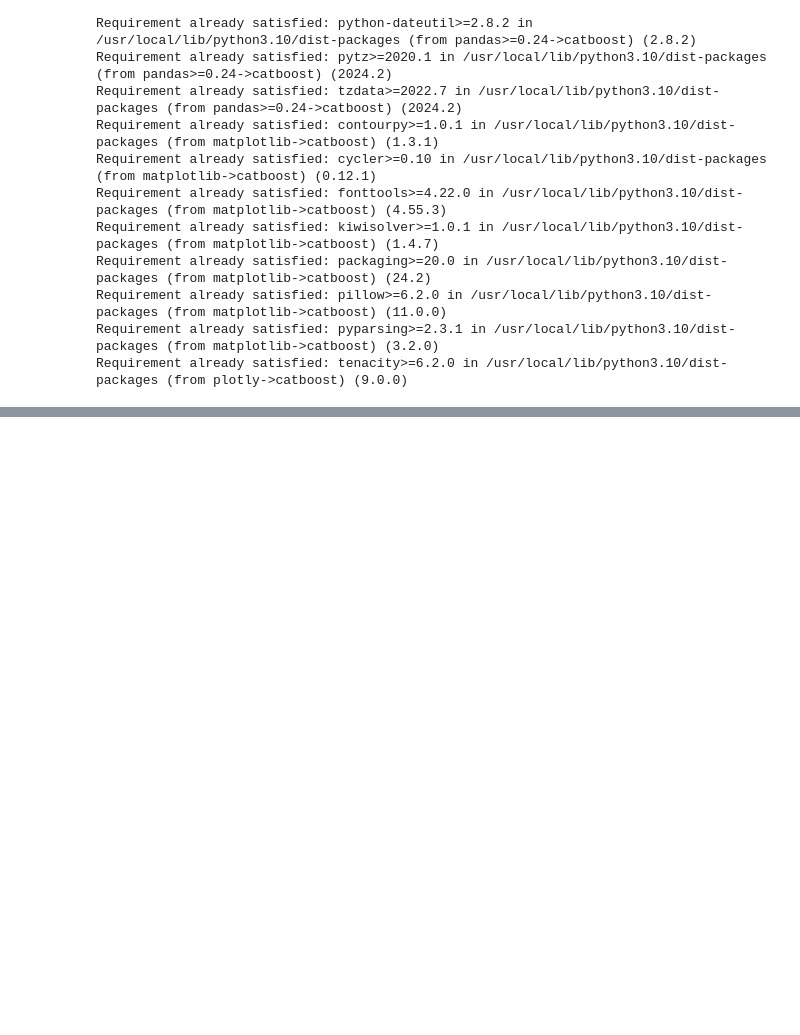
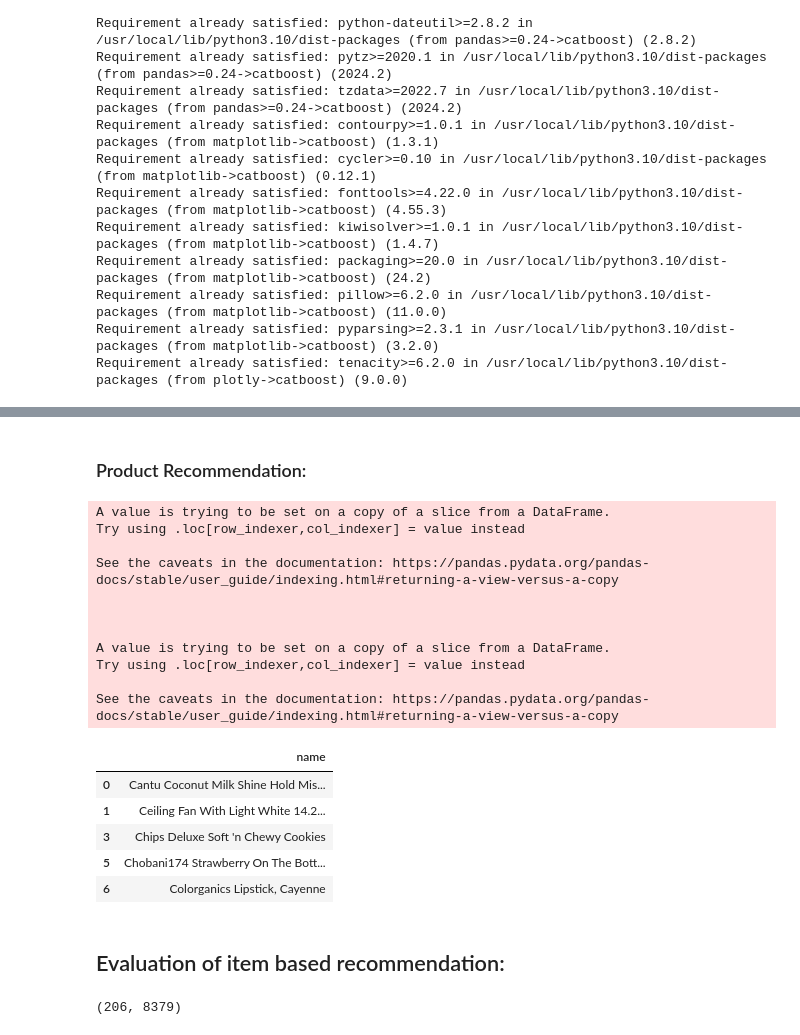
Before and after one commit to imsaptarshi91/Sentiment_Based_Product_Recommendation, a Jupyter notebook: Sentiment_based_Recommender_system.ipynb, the cells around one changed output, grey strips where cells are left out. Drawn from its saved outputs; the diff is of its cells as text; code cells hidden in the pictures; blank space fills up the shorter version.

```diff
--- a/Sentiment_based_Recommender_system.ipynb
+++ b/Sentiment_based_Recommender_system.ipynb
@@ -1300,0 +1180,3 @@ The behavior of DataFrame.sum with axis=None is deprecated, in a future version
+# %%
+train_pivot_2 = train_pivot1.T  # Transpose the pivot table to switch rows and columns
+train_pivot_2
@@ -1300,0 +1198,3 @@ The behavior of DataFrame.sum with axis=None is deprecated, in a future version
+# %%
+item_corr_matrix, normalized_item_df = cosine_similarity(train_pivot_2)  # Calculate item-item cosine similarity matrix
+item_corr_matrix.shape  # Check the shape of the item correlation matrix
@@ -1300,0 +1203,4 @@ The behavior of DataFrame.sum with axis=None is deprecated, in a future version
+# %%
+item_pred_rating = np.dot((train_pivot_2.fillna(0)).T, item_corr_matrix)  # Compute predicted ratings using item-item similarity matrix
+item_pred_rating[item_pred_rating < 0] = 0  # Set negative predicted ratings to 0
+item_pred_rating  # Display the item predicted ratings matrix
@@ -1300,0 +1243,56 @@ The behavior of DataFrame.sum with axis=None is deprecated, in a future version
+# %% [markdown]
+### Product Recommendation:
+# %%
+# Function to make sentiment prediction for text input
+def model_predict(text):
+    word_vector = count_vect.transform(text)  # Convert text to word vector
+    tfidf_vector = tfidf_transformer.transform(word_vector)  # Apply TF-IDF transformation
+    output = final_model.predict(tfidf_vector)  # Get sentiment prediction
+    return output
+
+# Select top 20 products for a specific user ('06stidriver')
+product_list = pd.DataFrame(item_final_rating.loc['06stidriver'].sort_values(ascending=False)[0:20])
+
+# Filter product data for the selected products
+product_frame = data[data.name.isin(product_list.index.tolist())]
+
+# Prepare the DataFrame with product name and reviews text
+output_df = product_frame[['name','reviews_text']]
+output_df['lemmatized_text'] = output_df['reviews_text'].map(lambda text: normalize_and_lemmaize(text))  # Lemmatize reviews text
+
+# Predict the sentiment for each review
+output_df['predicted_sentiment'] = model_predict(output_df['lemmatized_text'])
+
+# Aggregate reviews count by product
+total_product = output_df.groupby(['name']).agg('count')
+
+# Aggregate sentiment count by product and sentiment label
+rec_df = output_df.groupby(['name','predicted_sentiment']).agg('count').reset_index()
+
+# Merge aggregated sentiment data with total product reviews count
+merge_df = pd.merge(rec_df, total_product['reviews_text'], on='name')
+
+#Selecting the top 5 products based on sentiment:
+top_products = pd.DataFrame(merge_df['name'][merge_df['predicted_sentiment'] == 1][:5])
+
+top_products
+# %% [output]
+A value is trying to be set on a copy of a slice from a DataFrame.
+Try using .loc[row_indexer,col_indexer] = value instead
+
+See the caveats in the documentation: https://pandas.pydata.org/pandas-docs/stable/user_guide/indexing.html#returning-a-view-versus-a-copy
+
+
+
+A value is trying to be set on a copy of a slice from a DataFrame.
+Try using .loc[row_indexer,col_indexer] = value instead
+
+See the caveats in the documentation: https://pandas.pydata.org/pandas-docs/stable/user_guide/indexing.html#returning-a-view-versus-a-copy
+|  | name |
+| 0 | Cantu Coconut Milk Shine Hold Mis... |
+| 1 | Ceiling Fan With Light White 14.2... |
+| 3 | Chips Deluxe Soft 'n Chewy Cookies |
+| 5 | Chobani174 Strawberry On The Bott... |
+| 6 | Colorganics Lipstick, Cayenne |
+# %% [markdown]
+## Evaluation of item based recommendation:
@@ -1300,0 +1302,10 @@ The behavior of DataFrame.sum with axis=None is deprecated, in a future version
+# %%
+# Creating a pivot table for the common items with users as rows and items as columns
+common_item_pivot = common_item.pivot_table(index='reviews_username',
+                                            columns='name',
+                                            values='reviews_rating').T
+
+# Checking the shape of the resulting pivot table
+common_item_pivot.shape
+# %% [output]
+(206, 8379)
```
Also changed, not shown: parts of 159 cells of this notebook, 14 other files.
